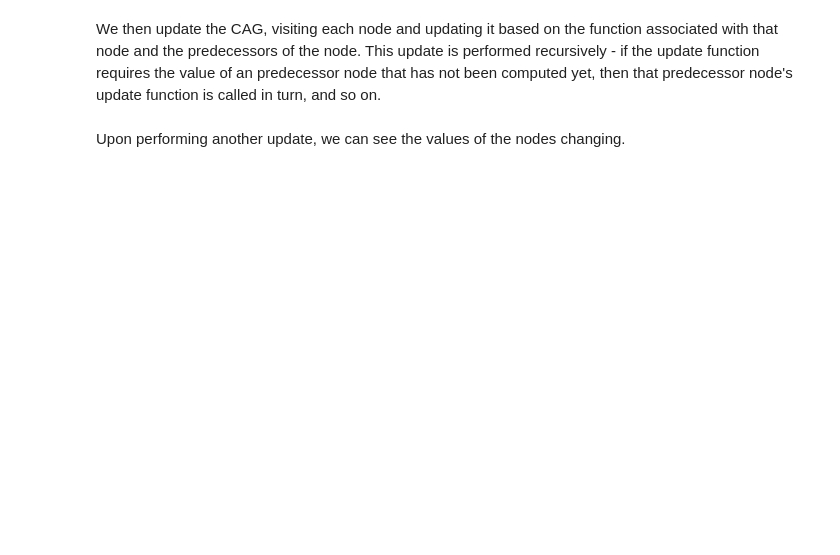
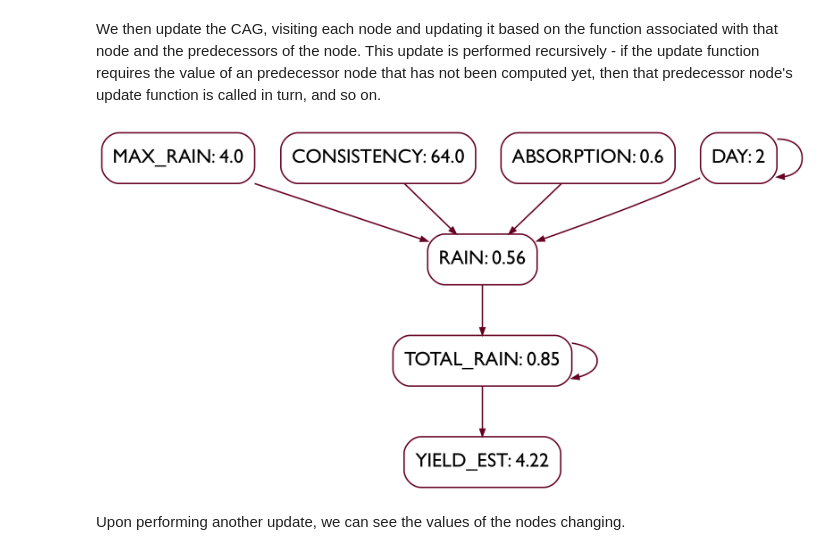
Before and after one commit to ml4ai/delphi, a Jupyter notebook: notebooks/Program Analysis Kickoff Demo.ipynb, the cells around one changed output. Cells and saved outputs as stored; diff of their text form; code cells hidden in the pictures; blank space fills up the shorter version.

```diff
--- a/notebooks/Program Analysis Kickoff Demo.ipynb
+++ b/notebooks/Program Analysis Kickoff Demo.ipynb
@@ -123,7 +148,9 @@ the value of an predecessor node that has not been computed yet, then that
 predecessor node's update function is called in turn, and so on.
 # %%
 update(G)
-G.visualize(show_values = True)
+visualize(G, show_values=True)
+# %% [output]
+[figure, added]
 # %% [markdown]
 Upon performing another update, we can see the values of the nodes changing.
 # %%
```
Also changed, not shown: parts of 21 cells of this notebook.
